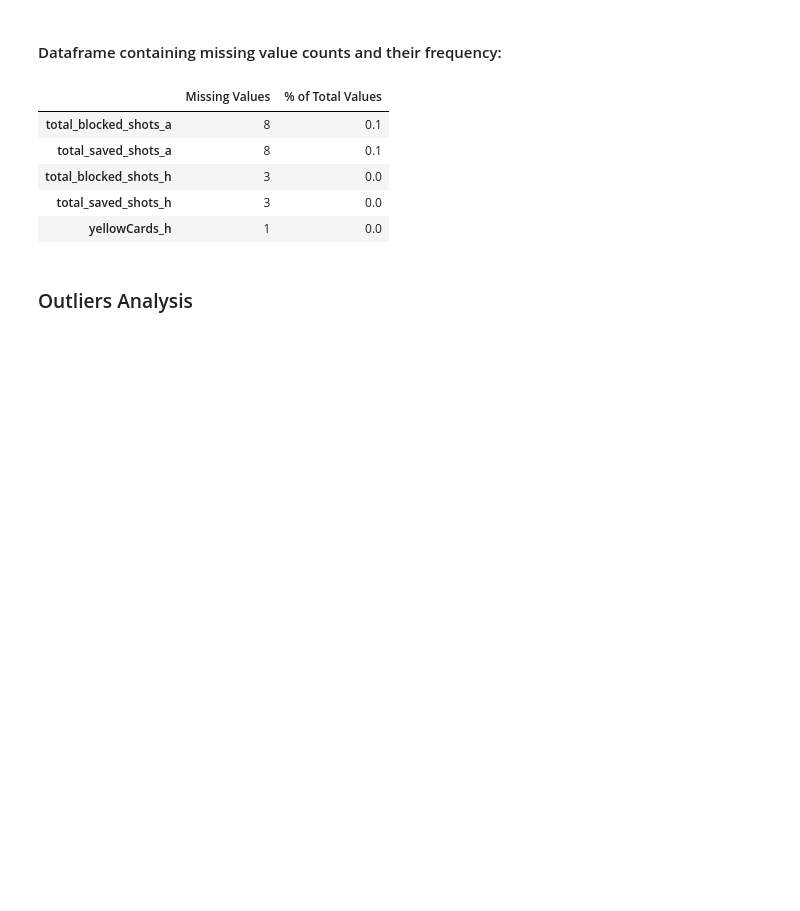
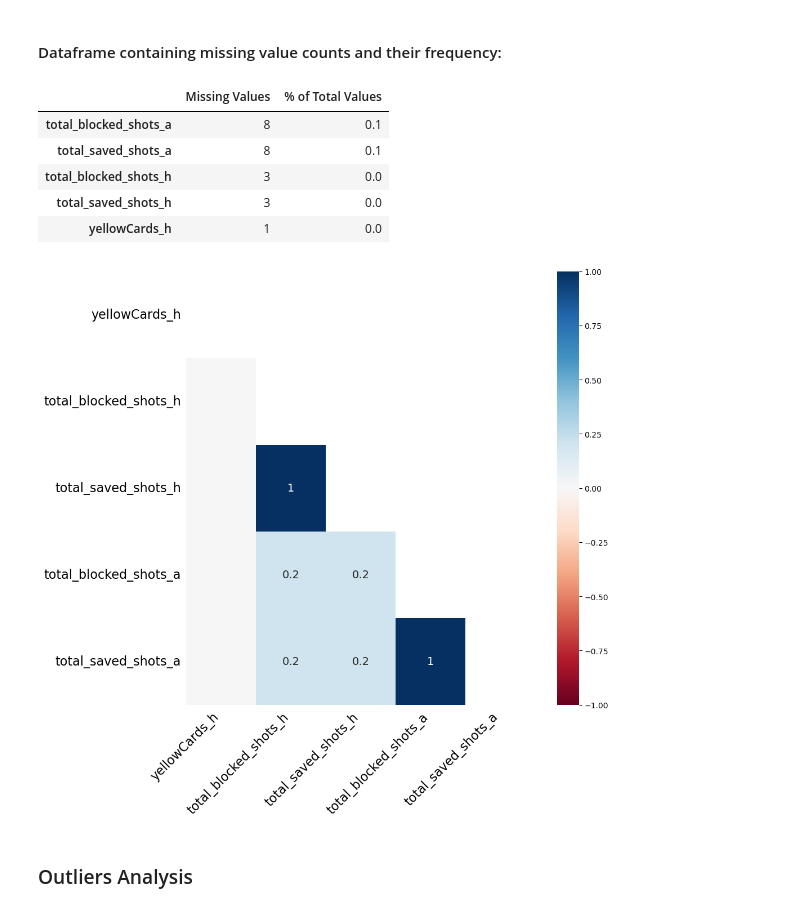
Before and after one commit to Eitan-Bluer/ML_Football_DS18, a Jupyter notebook: EDA_Football_ML_outliers_and_missing_values.ipynb, the cells around one changed output. Drawn from its saved outputs; the diff is of its cells as text; code cells hidden in the pictures; blank space fills up the shorter version.

```diff
--- a/EDA_Football_ML_outliers_and_missing_values.ipynb
+++ b/EDA_Football_ML_outliers_and_missing_values.ipynb
@@ -112,6 +137,12 @@ mis_val_table_ren_columns
 | total_blocked_shots_h | 3 | 0.0 |
 | total_saved_shots_h | 3 | 0.0 |
 | yellowCards_h | 1 | 0.0 |
+# %%
+## missingness correlation heatmap
+msno.heatmap(df_nulls,figsize=(10,10))
+plt.show()
+# %% [output]
+[figure, added]
 # %% [markdown]
 ### Outliers Analysis
 # %%
```
Also changed, not shown: parts of 7 cells of this notebook, 1 other file.
